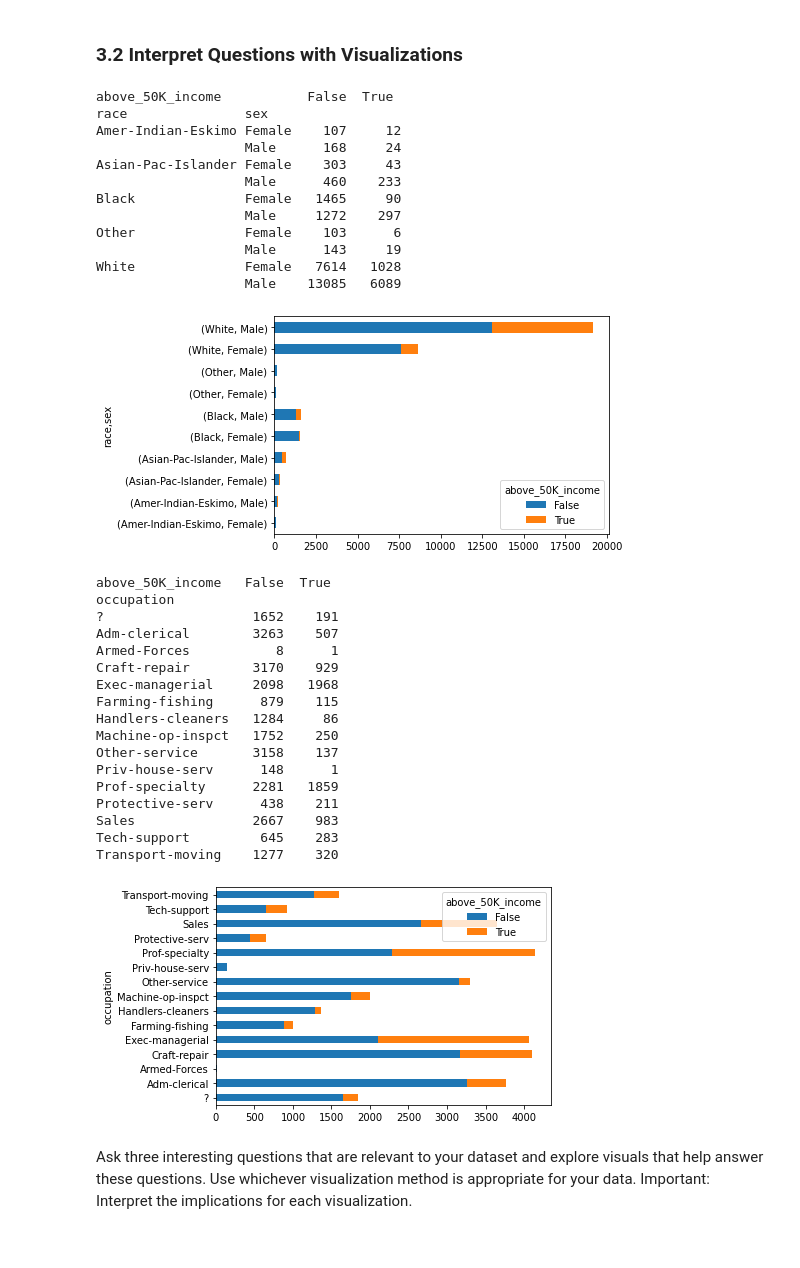
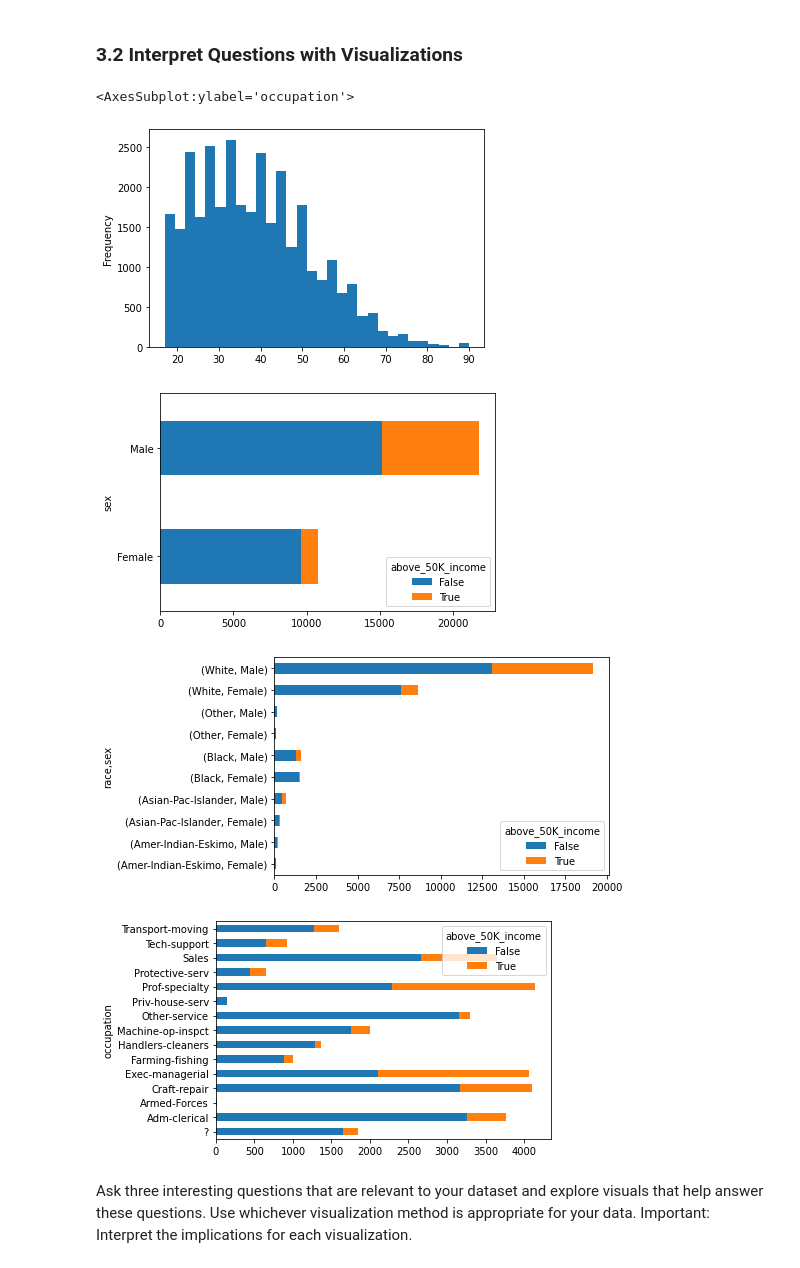
Before and after one commit to mariaherediaa/CS5324-Labs, a Jupyter notebook: Lab1/Lab 1.ipynb, the cells around one changed output. Cells and saved outputs as stored; diff of their text form; code cells hidden in the pictures.

Commit message:
Add age hist

```diff
--- a/Lab1/Lab 1.ipynb
+++ b/Lab1/Lab 1.ipynb
@@ -82,52 +82,19 @@ Visualize basic feature distributions. That is, plot the dynamic range and explo
 # %% [markdown]
 ### 3.2 Interpret Questions with Visualizations
 # %%
-stacked = pd.crosstab([df['race'], df['sex']],
-                       df['above_50K_income'].astype(bool))
-print(stacked)
+df.age.plot(kind='hist', bins=30)
 
-stacked.plot(kind='barh', stacked=True)
-plt.show()
+pd.crosstab(df['sex'], df['above_50K_income'].astype(bool)).plot(kind='barh', stacked=True)
 
+pd.crosstab([df['race'], df['sex']], df['above_50K_income'].astype(bool)).plot(kind='barh', stacked=True)
 
-stacked = pd.crosstab(df['occupation'],
-                       df['above_50K_income'].astype(bool))
-print(stacked)
-
-stacked.plot(kind='barh', stacked=True)
-plt.show()
+pd.crosstab(df['occupation'], df['above_50K_income'].astype(bool)) .plot(kind='barh', stacked=True)
 # %% [output]
-above_50K_income           False  True
-race               sex
-Amer-Indian-Eskimo Female    107     12
-                   Male      168     24
-Asian-Pac-Islander Female    303     43
-                   Male      460    233
-Black              Female   1465     90
-                   Male     1272    297
-Other              Female    103      6
-                   Male      143     19
-White              Female   7614   1028
-                   Male    13085   6089
+<AxesSubplot:ylabel='occupation'>
-[figure, old version]
+[figure, new version]
-above_50K_income   False  True
-occupation
-?                   1652    191
-Adm-clerical        3263    507
-Armed-Forces           8      1
-Craft-repair        3170    929
-Exec-managerial     2098   1968
-Farming-fishing      879    115
-Handlers-cleaners   1284     86
-Machine-op-inspct   1752    250
-Other-service       3158    137
-Priv-house-serv      148      1
-Prof-specialty      2281   1859
-Protective-serv      438    211
-Sales               2667    983
-Tech-support         645    283
-Transport-moving    1277    320
-[figure, old version]
+[figure, new version]
+[figure, added]
+[figure, added]
 # %% [markdown]
 Ask three interesting questions that are relevant to your dataset and explore visuals that help answer these questions. Use whichever visualization method is appropriate for your data.  Important: Interpret the implications for each visualization.
 # %% [markdown]
```
